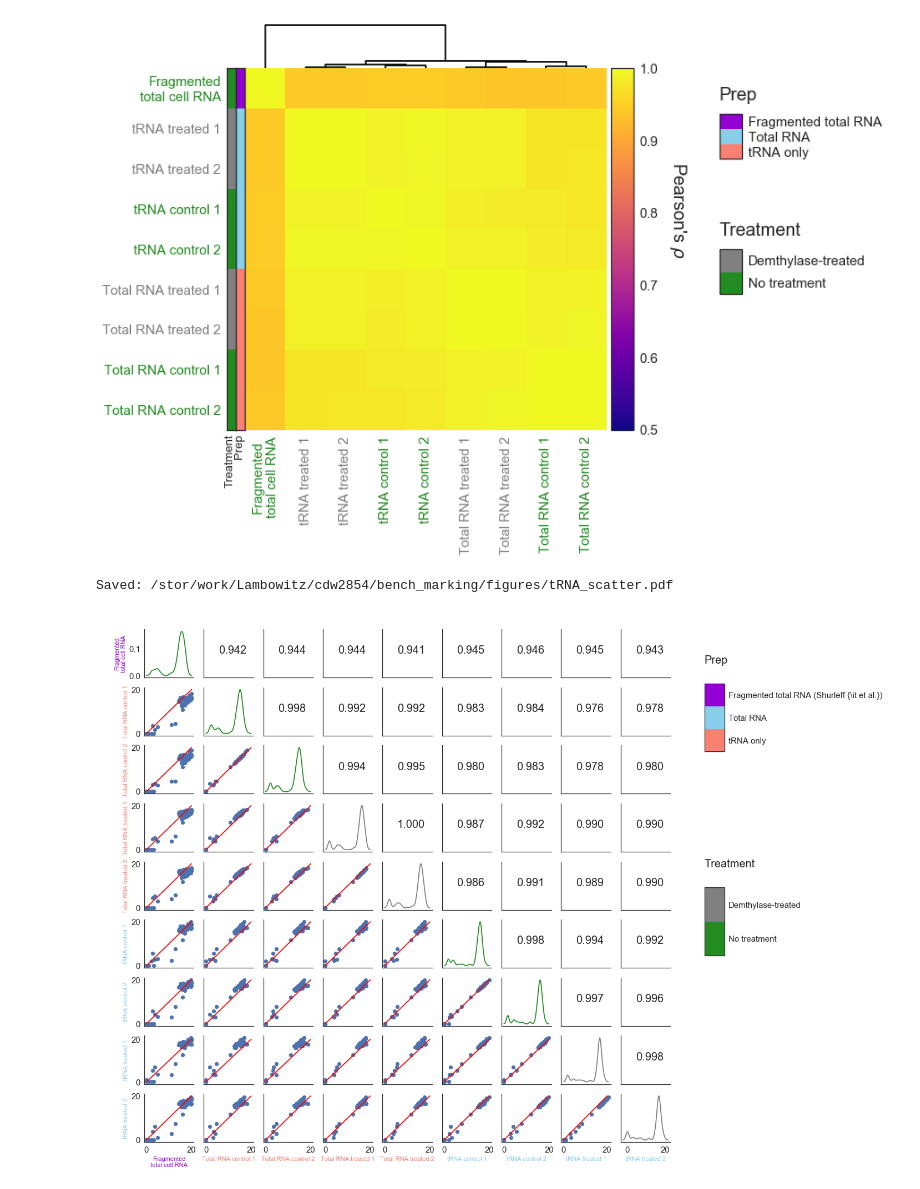
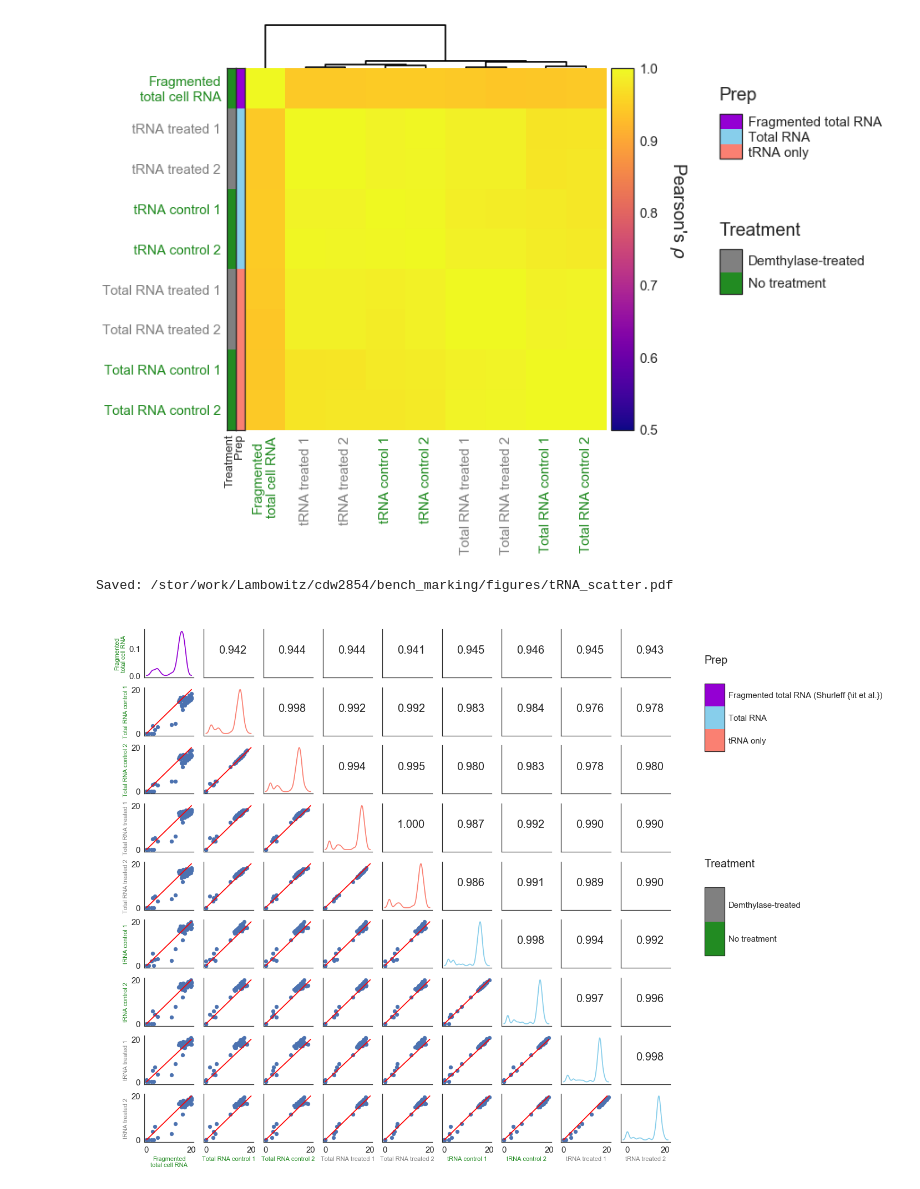
Before and after one commit to wckdouglas/tgirt_benchmark, a Jupyter notebook: tRNA_quant/plot_tRNA_cor.ipynb, the cells around one changed output. Saved outputs shown, nothing was run; the diff lists cells and outputs as text; code cells hidden in the pictures.

```diff
--- a/tRNA_quant/plot_tRNA_cor.ipynb
+++ b/tRNA_quant/plot_tRNA_cor.ipynb
@@ -236,7 +236,7 @@ for row in range(box_size):
             ax.plot([0,20],[0,20], color='red')
         elif col == row:
             sns.distplot(plot_df.iloc[:,row],
-                     ax = ax, color = assign_treatment(plot_df.columns[row], colors=True),
+                     ax = ax, color = assign_prep(plot_df.columns[row], colors=True),
                     hist=False)
         else:
             correlation = plot_df.iloc[:,[col,row]].corr().reset_index().iloc[1,1]
@@ -248,38 +248,38 @@ for row in range(box_size):
             ax.yaxis.set_visible(False)
         else:
             label = plot_df.columns[row]
-            ax.set_ylabel(label, color = assign_prep(label, colors=True))
+            ax.set_ylabel(label, color = assign_treatment(label, colors=True))
 
         if row != box_size -1:
             ax.xaxis.set_visible(False)
         else:
             label = plot_df.columns[col]
-            ax.set_xlabel(label, color = assign_prep(label, colors=True))
+            ax.set_xlabel(label, color = assign_treatment(label, colors=True))
 
 prep_ax = fig.add_axes([heat_x_start - 0.02, heat_y_start, 0.02, heat_y_height ])
 prep_color_ax = fig.add_axes([0.95, 0.7, 0.03, 0.1])
 treatment_ax = fig.add_axes([heat_x_start - 0.04, heat_y_start, 0.02, heat_y_height])
 treatment_color_ax = fig.add_axes([0.95, 0.4,0.03, 0.1])
 # add prep label colors
 prep_cmap = ListedColormap(colors=prep_colors)
 prep_labels = heatmap_matrix.columns.map(assign_prep)
 cbar = plot_color_labeling(prep_ax, prep_labels, prep_cmap,'Prep', add_label=False)
 plot_color_bar(cbar, prep_color_ax, prep_cmap, ['tRNA only','Total RNA','Fragmented total RNA (Shurleff {\it et al.})'], 'Prep')
 cbar.set_visible(False)
 prep_ax.set_axis_off()
 # add treatment label colors
 treatment_cmap = ListedColormap(colors=treatment_colors)
 treatment_labels = heatmap_matrix.columns.map(assign_treatment)
 cbar = plot_color_labeling(treatment_ax, treatment_labels, treatment_cmap,'Treatment', add_label=False)
 plot_color_bar(cbar, treatment_color_ax, treatment_cmap,
                ['No treatment','Demthylase-treated'], 'Treatment')
 treatment_ax.set_axis_off()
 cbar.set_visible(False)
 
 
 figurename = figure_path + '/tRNA_scatter.pdf'
 fig.savefig(figurename, bbox_inches='tight')
 print 'Saved: %s' %figurename
 # %% [output]
 Saved: /stor/work/Lambowitz/cdw2854/bench_marking/figures/tRNA_scatter.pdf
-[figure, old version]
+[figure, new version]
```
Also changed, not shown: 1 other file.
